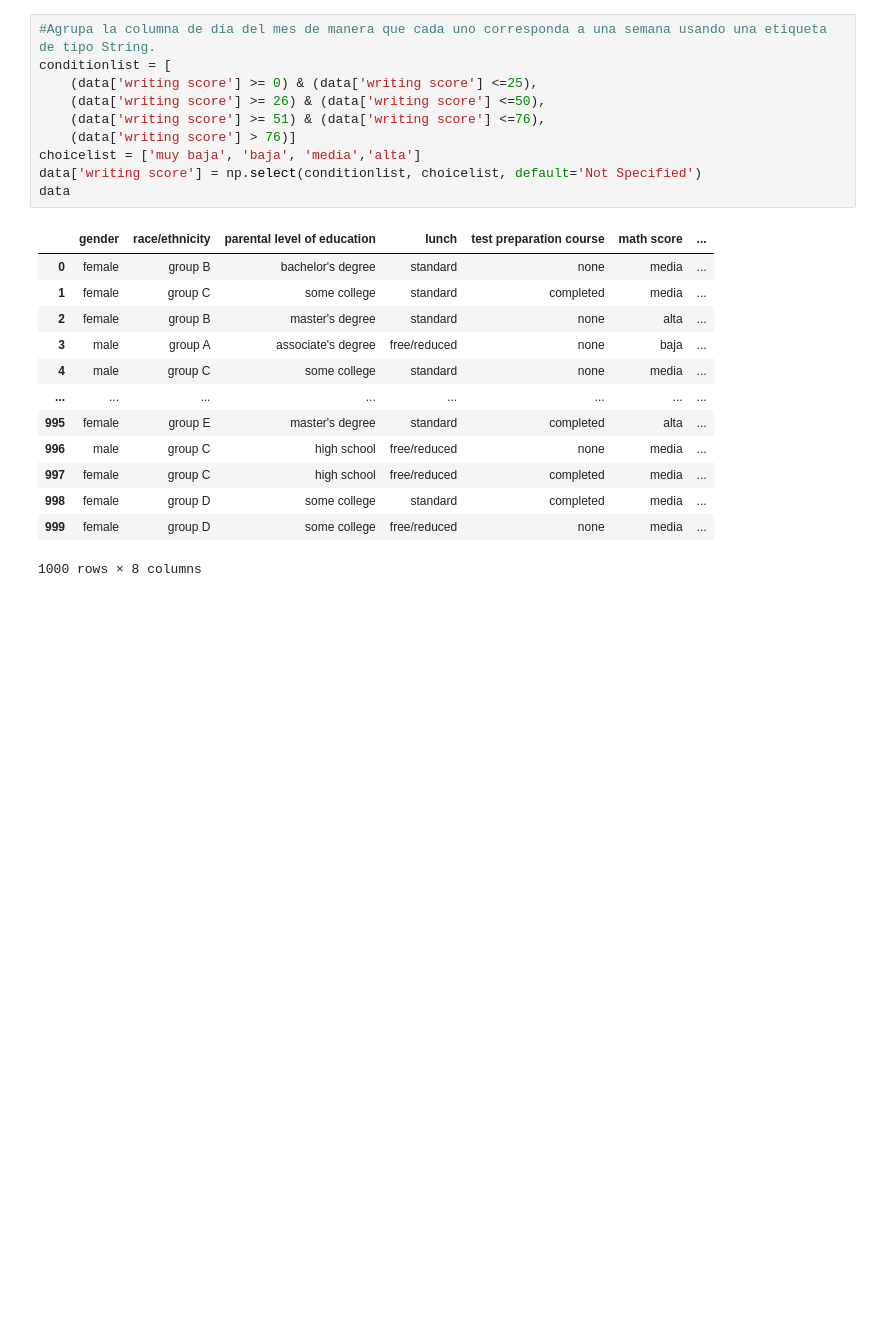
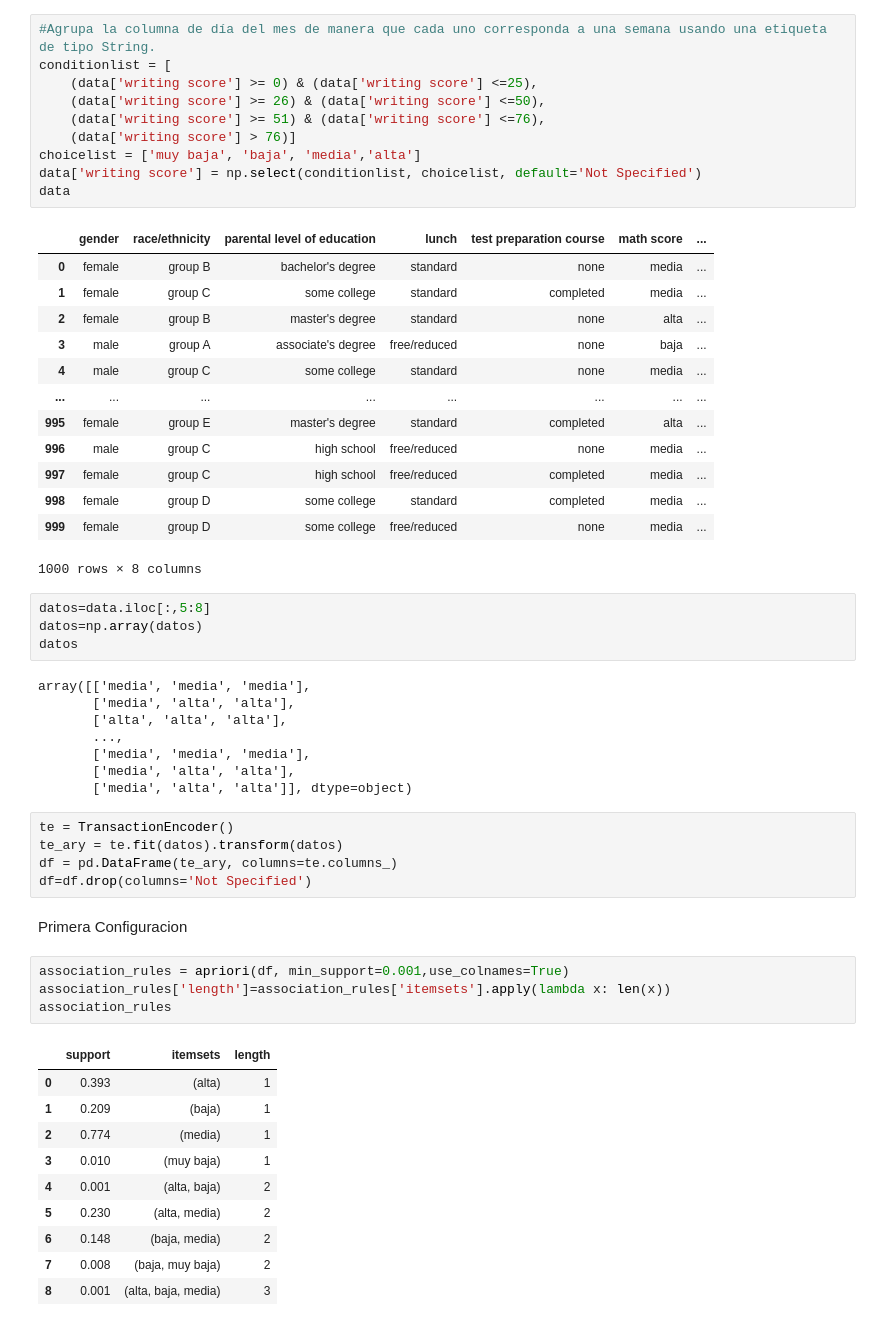
Before and after one commit to roig7/Practicamining2, a Jupyter notebook: LAB02-GRUPORoigChavarri/Practica1Asociacion.ipynb, the cells around one changed output. Cells and saved outputs as stored; diff of their text form; blank space fills up the shorter version.

```diff
--- a/LAB02-GRUPORoigChavarri/Practica1Asociacion.ipynb
+++ b/LAB02-GRUPORoigChavarri/Practica1Asociacion.ipynb
@@ -94,3 +96,37 @@ data
 | 998 | female | group D | some college | standard | completed | media | ... |
 | 999 | female | group D | some college | free/reduced | none | media | ... |
 1000 rows × 8 columns
+# %%
+datos=data.iloc[:,5:8]
+datos=np.array(datos)
+datos
+# %% [output]
+array([['media', 'media', 'media'],
+       ['media', 'alta', 'alta'],
+       ['alta', 'alta', 'alta'],
+       ...,
+       ['media', 'media', 'media'],
+       ['media', 'alta', 'alta'],
+       ['media', 'alta', 'alta']], dtype=object)
+# %%
+te = TransactionEncoder()
+te_ary = te.fit(datos).transform(datos)
+df = pd.DataFrame(te_ary, columns=te.columns_)
+df=df.drop(columns='Not Specified')
+# %% [markdown]
+Primera Configuracion
+# %%
+association_rules = apriori(df, min_support=0.001,use_colnames=True)
+association_rules['length']=association_rules['itemsets'].apply(lambda x: len(x))
+association_rules
+# %% [output]
+|  | support | itemsets | length |
+| 0 | 0.393 | (alta) | 1 |
+| 1 | 0.209 | (baja) | 1 |
+| 2 | 0.774 | (media) | 1 |
+| 3 | 0.010 | (muy baja) | 1 |
+| 4 | 0.001 | (alta, baja) | 2 |
+| 5 | 0.230 | (alta, media) | 2 |
+| 6 | 0.148 | (baja, media) | 2 |
+| 7 | 0.008 | (baja, muy baja) | 2 |
+| 8 | 0.001 | (alta, baja, media) | 3 |
```
Also changed, not shown: parts of 8 cells of this notebook.
